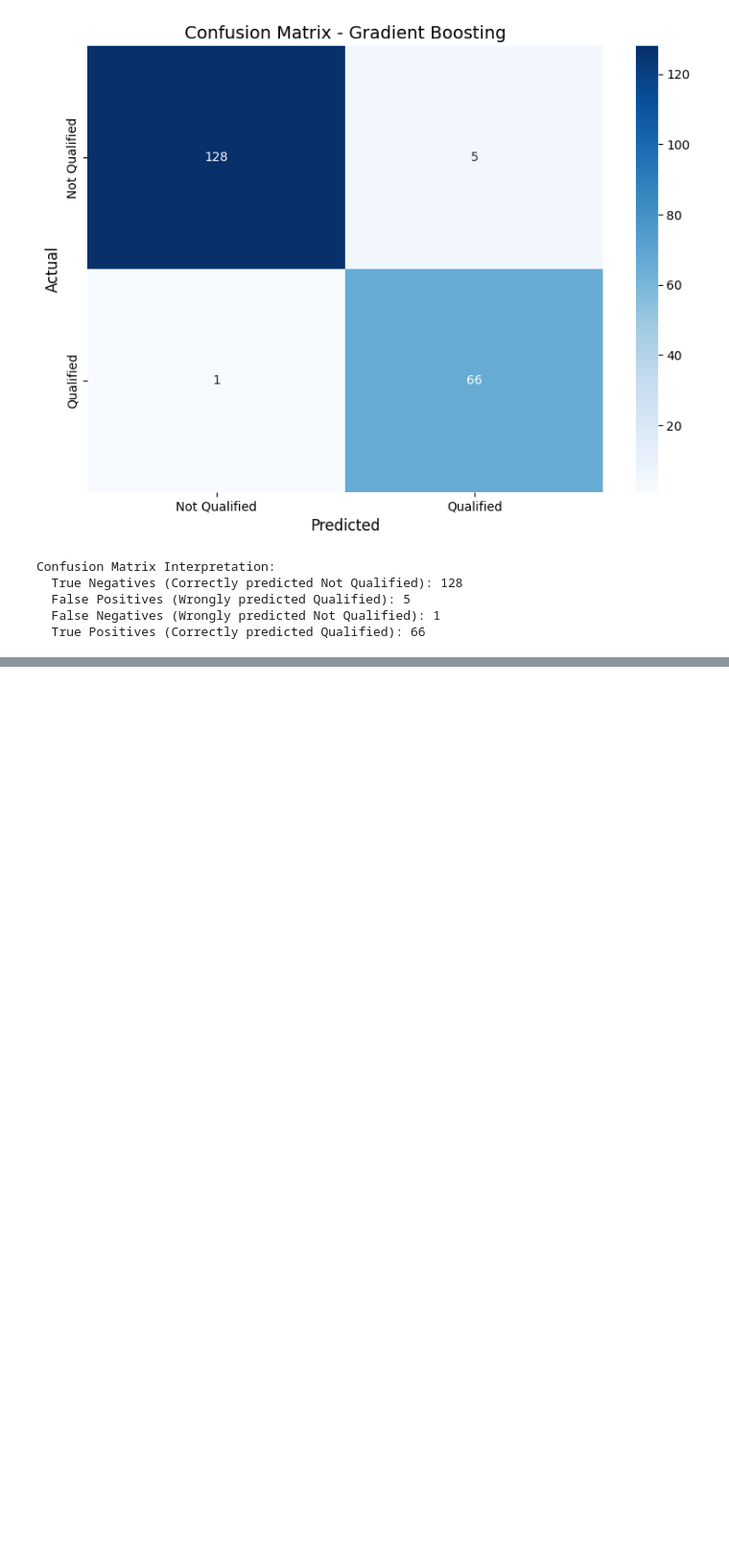
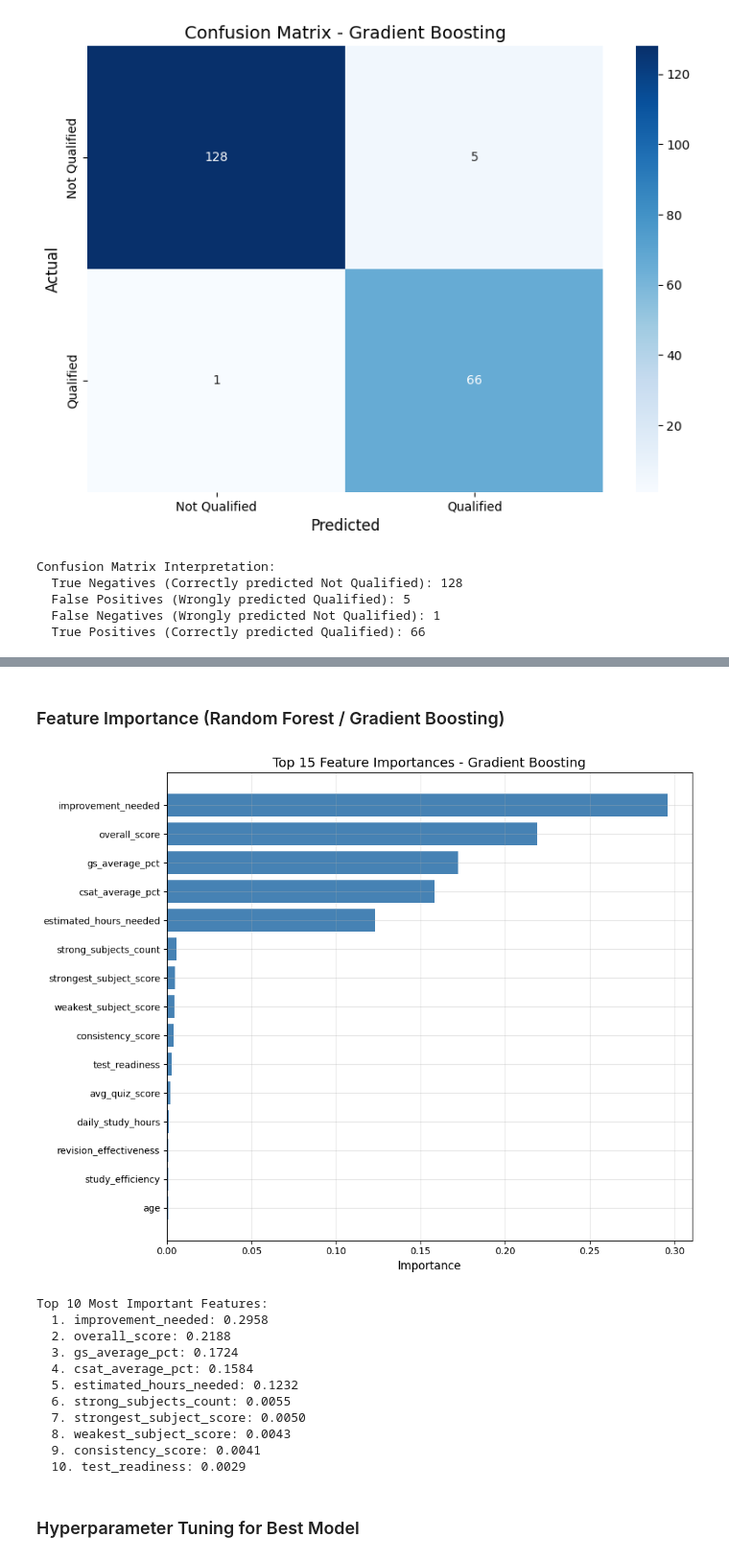
Before and after one commit to patel437/AI-Personalized-Learning-UPSC, a Jupyter notebook: ml_models/notebooks/03_Model_Training.ipynb, the cells around one changed output, grey strips where cells are left out. Shown at 96% size. Cells and saved outputs as stored; diff of their text form; code cells hidden in the pictures; blank space fills up the shorter version.

```diff
--- a/ml_models/notebooks/03_Model_Training.ipynb
+++ b/ml_models/notebooks/03_Model_Training.ipynb
@@ -282,0 +377,48 @@ Confusion Matrix Interpretation:
+# %% [markdown]
+### Feature Importance (Random Forest / Gradient Boosting)
+# %%
+# Check if best model has feature importance
+if hasattr(best_model, 'feature_importances_'):
+    importances = best_model.feature_importances_
+    indices = np.argsort(importances)[::-1][:15]  # Top 15 features
+
+    # Create dataframe for feature importance
+    feature_importance_df = pd.DataFrame({
+        'Feature': X.columns[indices],
+        'Importance': importances[indices]
+    })
+
+    # Plot
+    fig, ax = plt.subplots(figsize=(10, 8))
+    ax.barh(range(len(indices)), feature_importance_df['Importance'][::-1], color='steelblue')
+    ax.set_yticks(range(len(indices)))
+    ax.set_yticklabels(feature_importance_df['Feature'][::-1])
+    ax.set_xlabel('Importance', fontsize=12)
+    ax.set_title(f'Top 15 Feature Importances - {best_model_name}', fontsize=14)
+    ax.grid(True, alpha=0.3)
+
+    plt.tight_layout()
+    plt.show()
+
+    print("\nTop 10 Most Important Features:")
+    for i, (feature, importance) in enumerate(zip(feature_importance_df['Feature'][:10],
+                                                   feature_importance_df['Importance'][:10]), 1):
+        print(f"  {i}. {feature}: {importance:.4f}")
+else:
+    print(f"{best_model_name} does not provide feature importance")
+    print("Try Random Forest or Gradient Boosting for feature importance")
+# %% [output]
+[figure, added]
+Top 10 Most Important Features:
+  1. improvement_needed: 0.2958
+  2. overall_score: 0.2188
+  3. gs_average_pct: 0.1724
+  4. csat_average_pct: 0.1584
+  5. estimated_hours_needed: 0.1232
+  6. strong_subjects_count: 0.0055
+  7. strongest_subject_score: 0.0050
+  8. weakest_subject_score: 0.0043
+  9. consistency_score: 0.0041
+  10. test_readiness: 0.0029
+# %% [markdown]
+### Hyperparameter Tuning for Best Model
```
Also changed, not shown: parts of 15 cells of this notebook, 3 other files.
